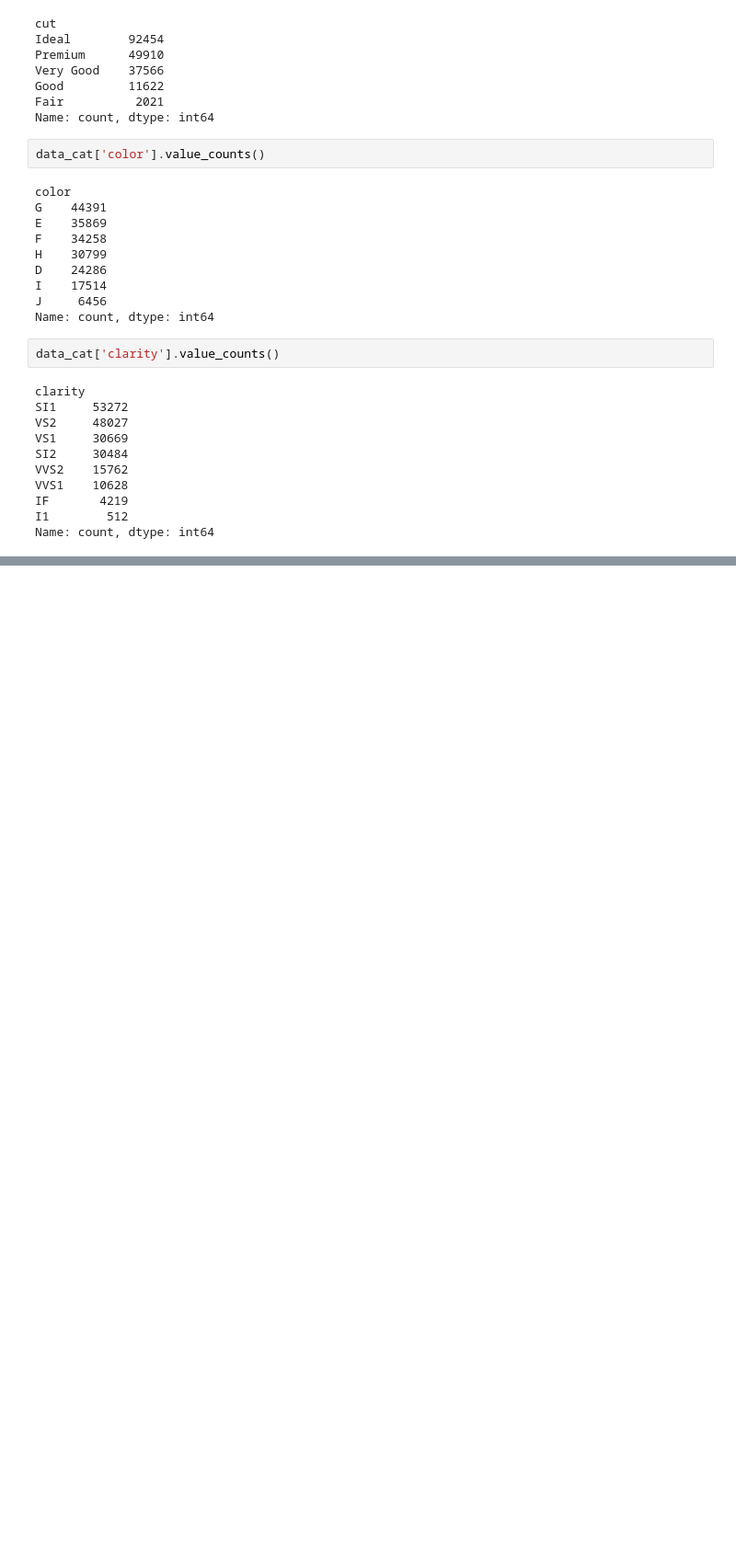
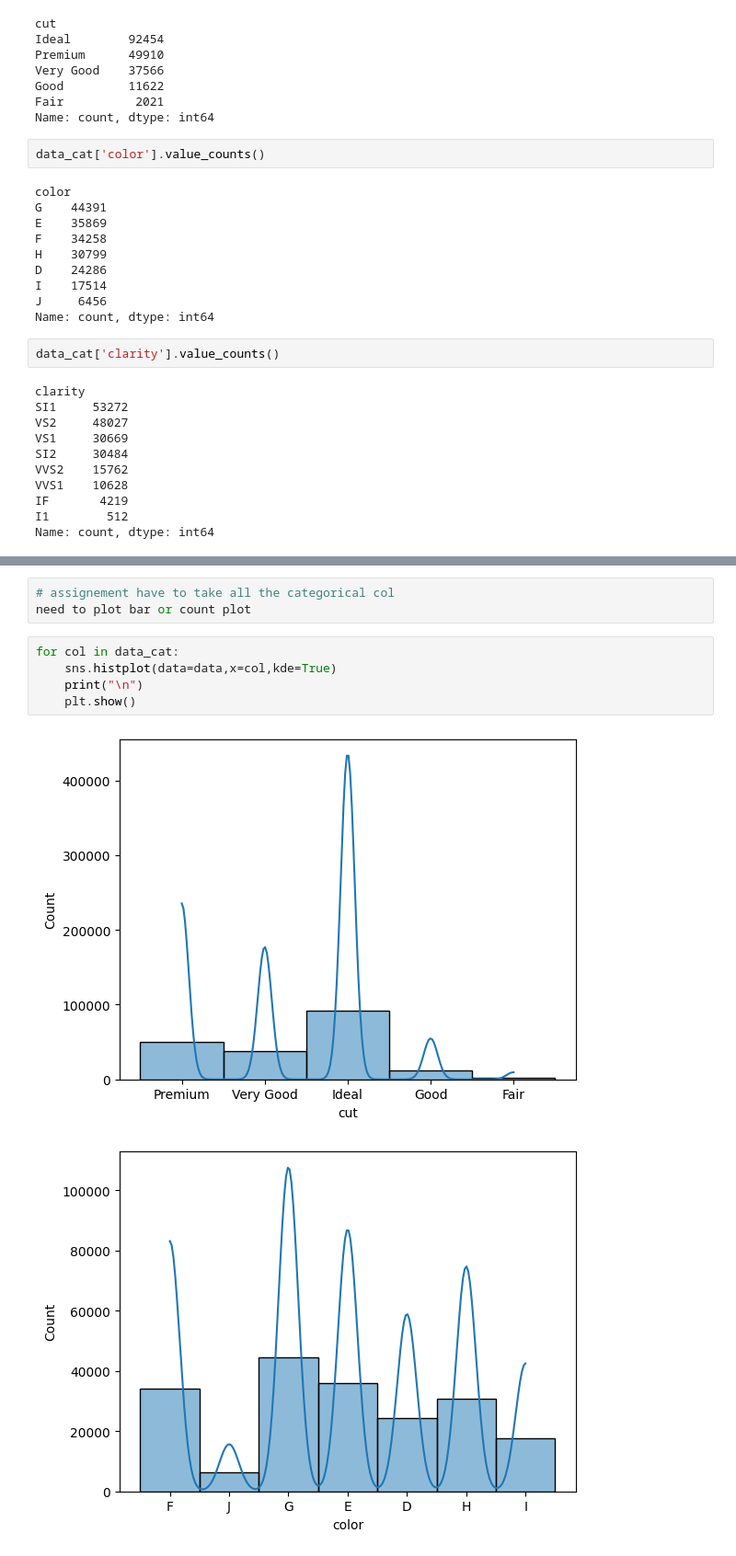
Before and after one commit to Vinayrajgambo/myprojectclean, a Jupyter notebook: notebooks/jup.ipynb, the cells around one changed output, grey strips where cells are left out. Shown at 92% size. Cells and saved outputs as stored; diff of their text form; blank space fills up the shorter version.

```diff
--- a/notebooks/jup.ipynb
+++ b/notebooks/jup.ipynb
@@ -187,0 +205,11 @@ Name: count, dtype: int64
+# %%
+# assignement have to take all the categorical col
+need to plot bar or count plot
+# %%
+for col in data_cat:
+    sns.histplot(data=data,x=col,kde=True)
+    print("\n")
+    plt.show()
+# %% [output]
+[figure, added]
+[figure, added]
```
Also changed, not shown: parts of 15 cells of this notebook, 2 other files.
